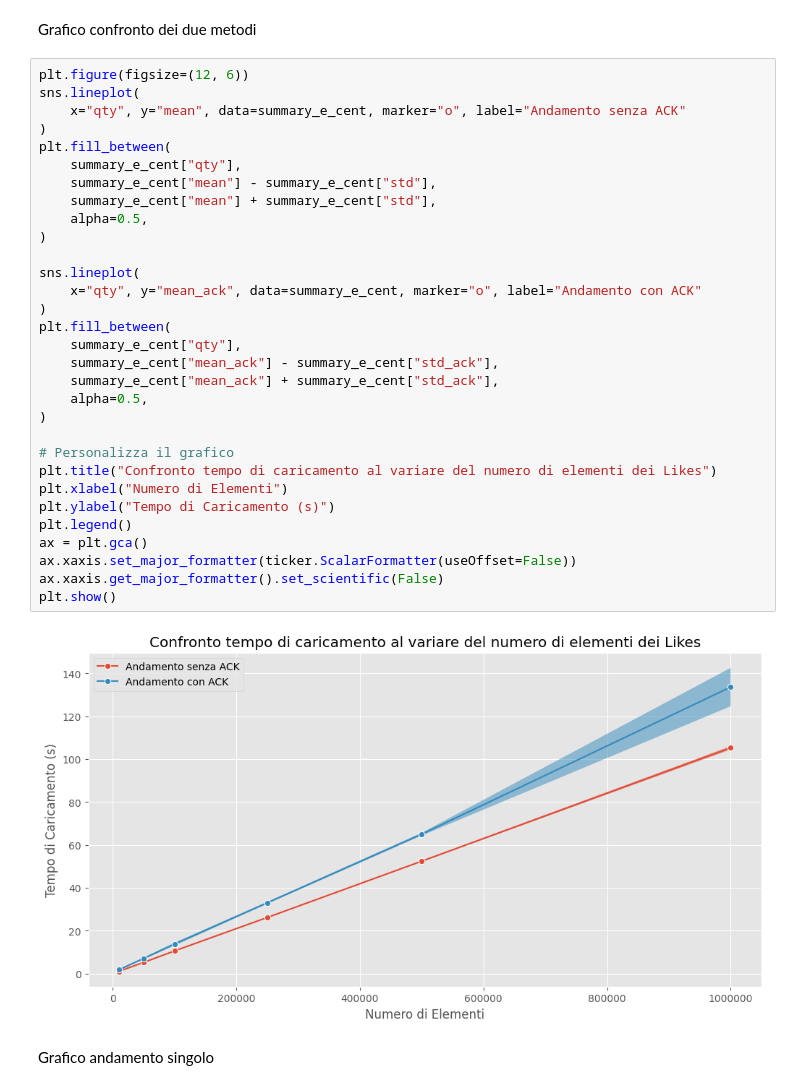
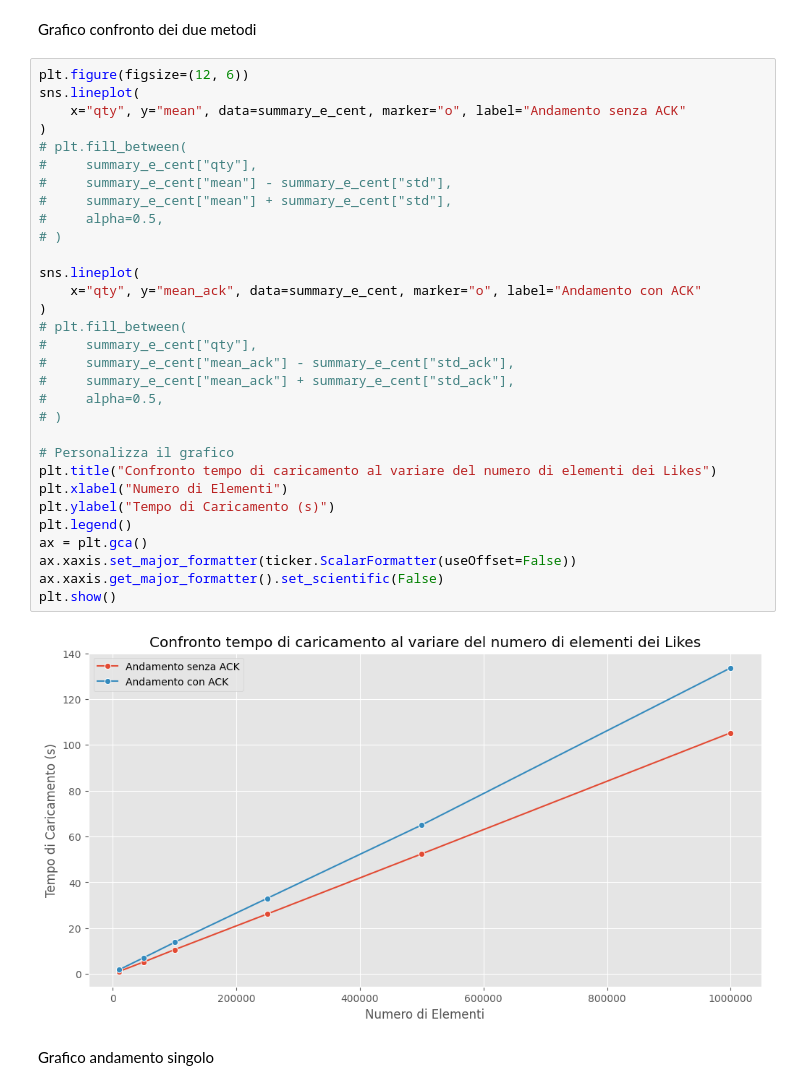
Before and after one commit to TommasoFerrario18/GraphDB, a Jupyter notebook: code/visualization.ipynb, the cells around one changed output. Drawn from its saved outputs; the diff is of its cells as text.

```diff
--- a/code/visualization.ipynb
+++ b/code/visualization.ipynb
@@ -188,36 +188,36 @@ Grafico confronto dei due metodi
 # %%
 plt.figure(figsize=(12, 6))
 sns.lineplot(
     x="qty", y="mean", data=summary_e_cent, marker="o", label="Andamento senza ACK"
 )
-plt.fill_between(
-    summary_e_cent["qty"],
-    summary_e_cent["mean"] - summary_e_cent["std"],
-    summary_e_cent["mean"] + summary_e_cent["std"],
-    alpha=0.5,
-)
+# plt.fill_between(
+#     summary_e_cent["qty"],
+#     summary_e_cent["mean"] - summary_e_cent["std"],
+#     summary_e_cent["mean"] + summary_e_cent["std"],
+#     alpha=0.5,
+# )
 
 sns.lineplot(
     x="qty", y="mean_ack", data=summary_e_cent, marker="o", label="Andamento con ACK"
 )
-plt.fill_between(
-    summary_e_cent["qty"],
-    summary_e_cent["mean_ack"] - summary_e_cent["std_ack"],
-    summary_e_cent["mean_ack"] + summary_e_cent["std_ack"],
-    alpha=0.5,
-)
+# plt.fill_between(
+#     summary_e_cent["qty"],
+#     summary_e_cent["mean_ack"] - summary_e_cent["std_ack"],
+#     summary_e_cent["mean_ack"] + summary_e_cent["std_ack"],
+#     alpha=0.5,
+# )
 
 # Personalizza il grafico
 plt.title("Confronto tempo di caricamento al variare del numero di elementi dei Likes")
 plt.xlabel("Numero di Elementi")
 plt.ylabel("Tempo di Caricamento (s)")
 plt.legend()
 ax = plt.gca()
 ax.xaxis.set_major_formatter(ticker.ScalarFormatter(useOffset=False))
 ax.xaxis.get_major_formatter().set_scientific(False)
 plt.show()
 # %% [output]
-[figure, old version]
+[figure, new version]
 # %% [markdown]
 Grafico andamento singolo
 # %%
```
Also changed, not shown: parts of 11 cells of this notebook.
